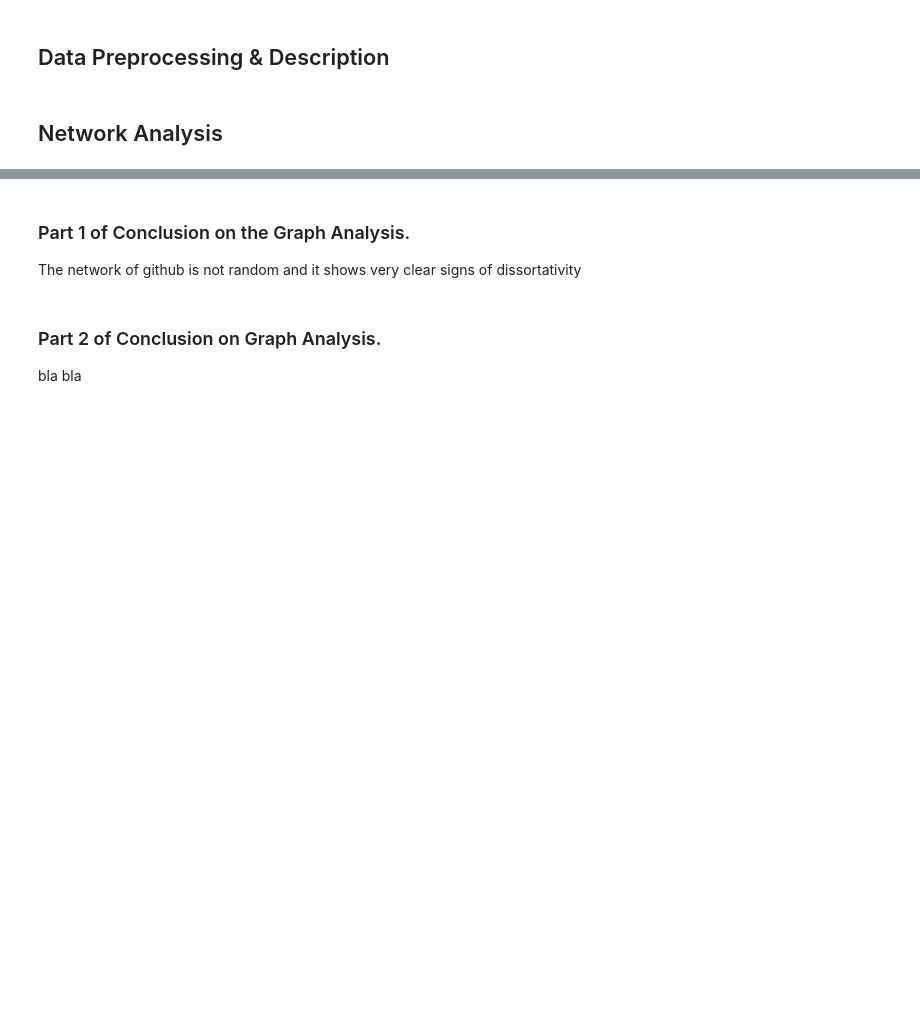
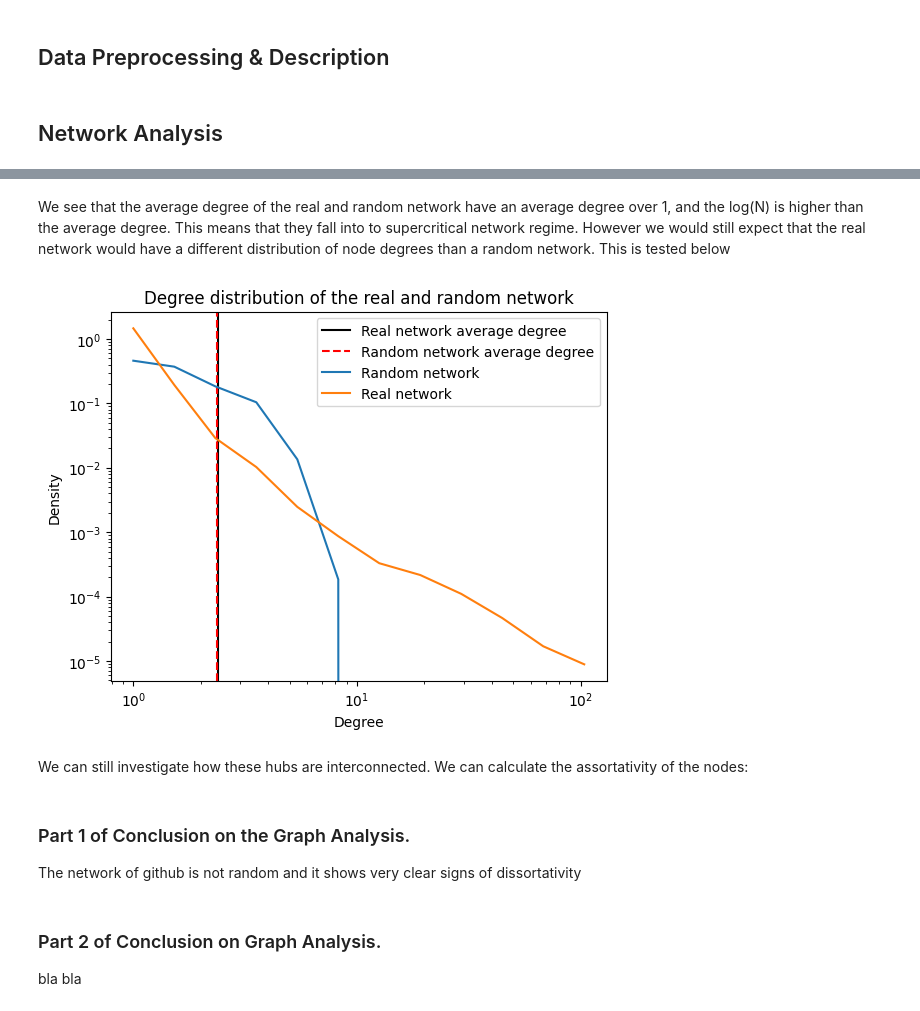
Before and after one commit to MathiasDamsgaard/Comp_Social_Sci_Assigments, a Jupyter notebook: Project.ipynb, the cells around one changed output, grey strips where cells are left out. Drawn from its saved outputs; the diff is of its cells as text; code cells hidden in the pictures; blank space fills up the shorter version.

```diff
--- a/Project.ipynb
+++ b/Project.ipynb
@@ -602,3 +580,5 @@ print(f"Average degree of the random network: {2*G_rand.number_of_edges()/G_rand
+# %% [markdown]
+We see that the average degree of the real and random network have an average degree over 1, and the log(N) is higher than the average degree. This means that they fall into to supercritical network regime. However we would still expect that the real network would have a different distribution of node degrees than a random network. This is tested below
 # %%
 def make_plot(bins: list[list[int]], hists: list[list[int]], title: str, labels: list[str]):
     for bin, hist, label in zip(bins, hists, labels):
@@ -613,5 +593,15 @@ def make_plot(bins: list[list[int]], hists: list[list[int]], title: str, labels:
 # %%
 # Compute the distribution of degree for the random network
 degree_sequence_rd = [d for _, d in G_rand.degree()]
 hist_rd, bins_rd = np.histogram(degree_sequence_rd, bins=np.logspace(0, 2.2, 13), density=True)
-make_plot([bins_rd], [hist_rd], 'Degree distribution of the random network', ['Random network'])
+
+# Compute the distribution of degree for the real network
+degree_sequence = [d for _, d in G.degree()]
+hist_r, bins_r = np.histogram(degree_sequence, bins=np.logspace(0, 2.2, 13), density=True)
+
+plt.axvline(k, color='black', linestyle='-', label='Real network average degree')
+plt.axvline(np.mean(degree_sequence_rd), color='red', linestyle='--', label='Random network average degree')
+
+make_plot([bins_rd, bins_r], [hist_rd, hist_r], 'Degree distribution of the real and random network', ['Random network', 'Real network'])
+# %% [output]
+[figure, added]
@@ -627,3 +608,5 @@ make_plot([bins_rd, bins_r], [hist_rd, hist_r], 'Degree distribution of the real
+# %% [markdown]
+We can still investigate how these hubs are interconnected. We can calculate the assortativity of the nodes:
 # %%
 def degree_assortativity(G):
     # k_u and k_v are the degrees of nodes u and v, respectively
```
Also changed, not shown: parts of 6 cells of this notebook.
